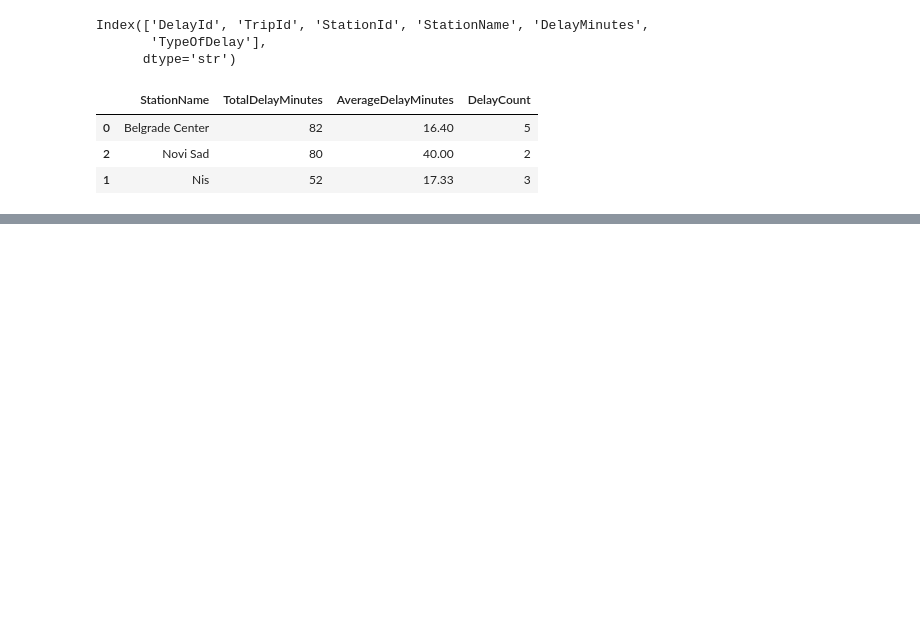
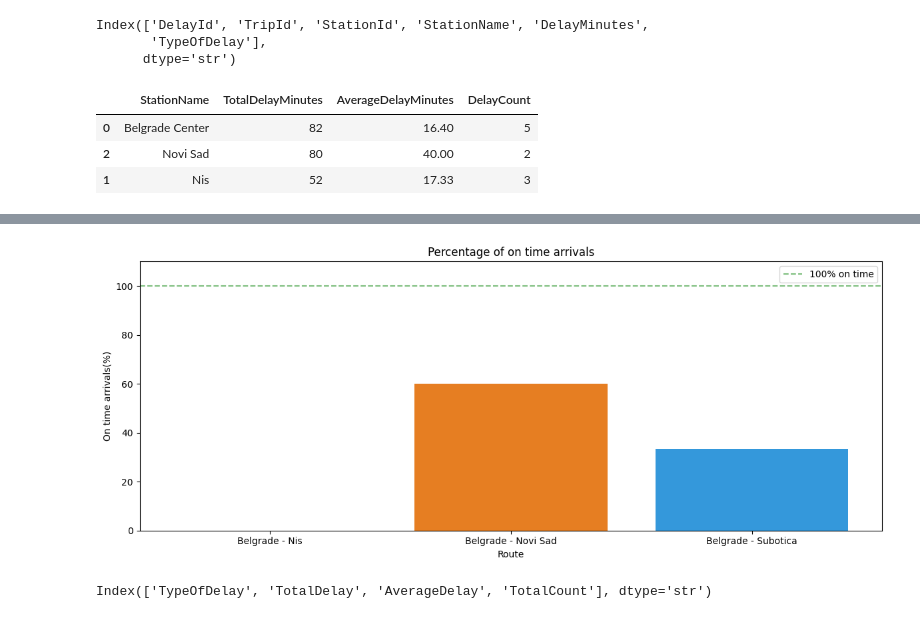
Before and after one commit to lukavlahovic/RailwayManagementSystemAPI, a Jupyter notebook: RailwayAnalytics/exploration.ipynb, the cells around one changed output, grey strips where cells are left out. Saved outputs shown, nothing was run; the diff lists cells and outputs as text; code cells hidden in the pictures; blank space fills up the shorter version.

```diff
--- a/RailwayAnalytics/exploration.ipynb
+++ b/RailwayAnalytics/exploration.ipynb
@@ -274,0 +350,29 @@ Error:
+# %%
+fig, axis = plt.subplots(figsize=(12,5))
+
+axis.bar(delay_routes["RouteName"], delay_routes["OnTimePercentage"], color=["#e74c3c", "#e67e22", "#3498db"])
+axis.set_title("Percentage of on time arrivals")
+axis.set_xlabel("Route")
+axis.set_ylabel("On time arrivals(%)")
+axis.axhline(y=100, color="green", linestyle="--", alpha=0.5, label="100% on time")
+axis.legend()
+axis.set_ylim(0, 110)
+
+plt.tight_layout()
+chart_route_on_time = save_chart(fig)
+plt.show()
+plt.close()
+# %% [output]
+[figure, added]
+# %%
+delays_by_type_of_delay = delays_with_stations.groupby("TypeOfDelay")["DelayMinutes"].agg(
+    TotalDelay = "sum",
+    AverageDelay = "mean",
+    TotalCount = "count"
+).round(2).reset_index()
+
+delays_by_type_of_delay
+
+delays_by_type_of_delay.columns
+# %% [output]
+Index(['TypeOfDelay', 'TotalDelay', 'AverageDelay', 'TotalCount'], dtype='str')
```
Also changed, not shown: parts of 12 cells of this notebook, 14 other files.
